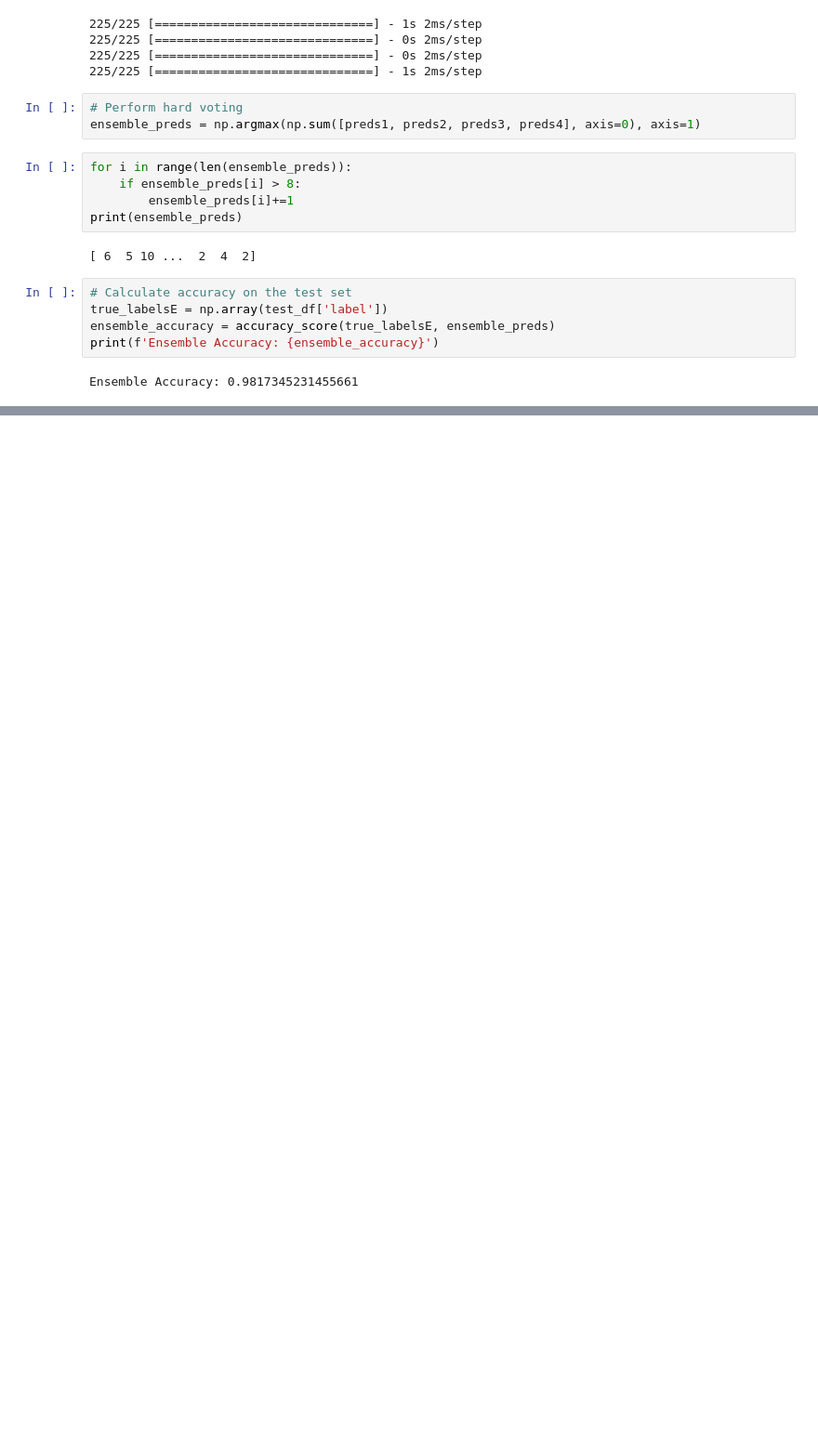
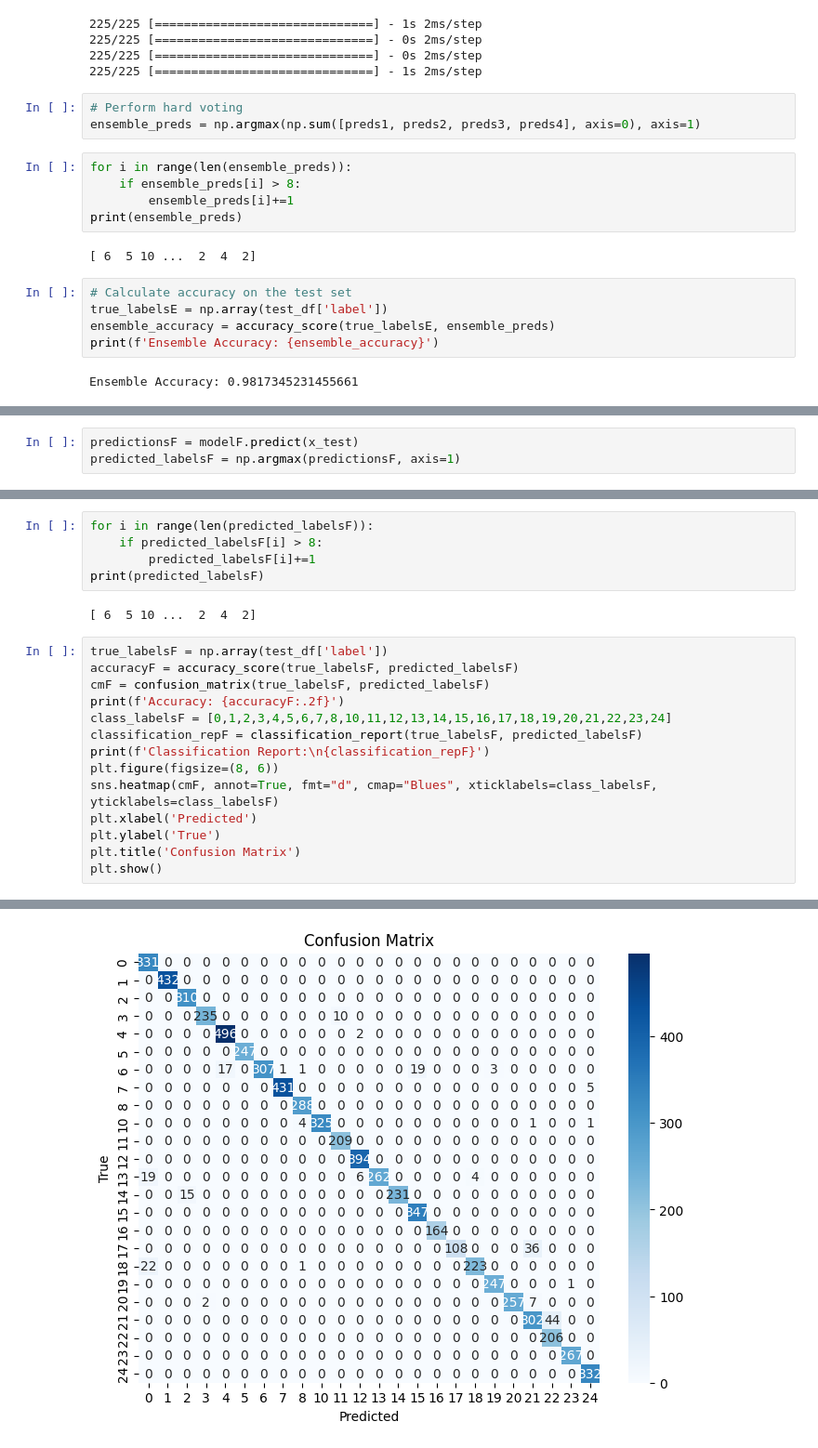
Before and after one commit to damodaramPv/ML_project, a Jupyter notebook: Project_Phase1.ipynb, the cells around one changed output, grey strips where cells are left out. Shown at 93% size. Saved outputs shown, nothing was run; the diff lists cells and outputs as text; blank space fills up the shorter version.

```diff
--- a/Project_Phase1.ipynb
+++ b/Project_Phase1.ipynb
@@ -655,0 +723,3 @@ Ensemble Accuracy: 0.9817345231455661
+# %%
+predictionsF = modelF.predict(x_test)
+predicted_labelsF = np.argmax(predictionsF, axis=1)
@@ -655,0 +728,22 @@ Ensemble Accuracy: 0.9817345231455661
+# %%
+for i in range(len(predicted_labelsF)):
+    if predicted_labelsF[i] > 8:
+        predicted_labelsF[i]+=1
+print(predicted_labelsF)
+# %% [output]
+[ 6  5 10 ...  2  4  2]
+# %%
+true_labelsF = np.array(test_df['label'])
+accuracyF = accuracy_score(true_labelsF, predicted_labelsF)
+cmF = confusion_matrix(true_labelsF, predicted_labelsF)
+print(f'Accuracy: {accuracyF:.2f}')
+class_labelsF = [0,1,2,3,4,5,6,7,8,10,11,12,13,14,15,16,17,18,19,20,21,22,23,24]
+classification_repF = classification_report(true_labelsF, predicted_labelsF)
+print(f'Classification Report:\n{classification_repF}')
+plt.figure(figsize=(8, 6))
+sns.heatmap(cmF, annot=True, fmt="d", cmap="Blues", xticklabels=class_labelsF, yticklabels=class_labelsF)
+plt.xlabel('Predicted')
+plt.ylabel('True')
+plt.title('Confusion Matrix')
+plt.show()
+# %% [output]
@@ -655,0 +767 @@ Ensemble Accuracy: 0.9817345231455661
+[figure, added]
```
Also changed, not shown: parts of 7 cells of this notebook.
